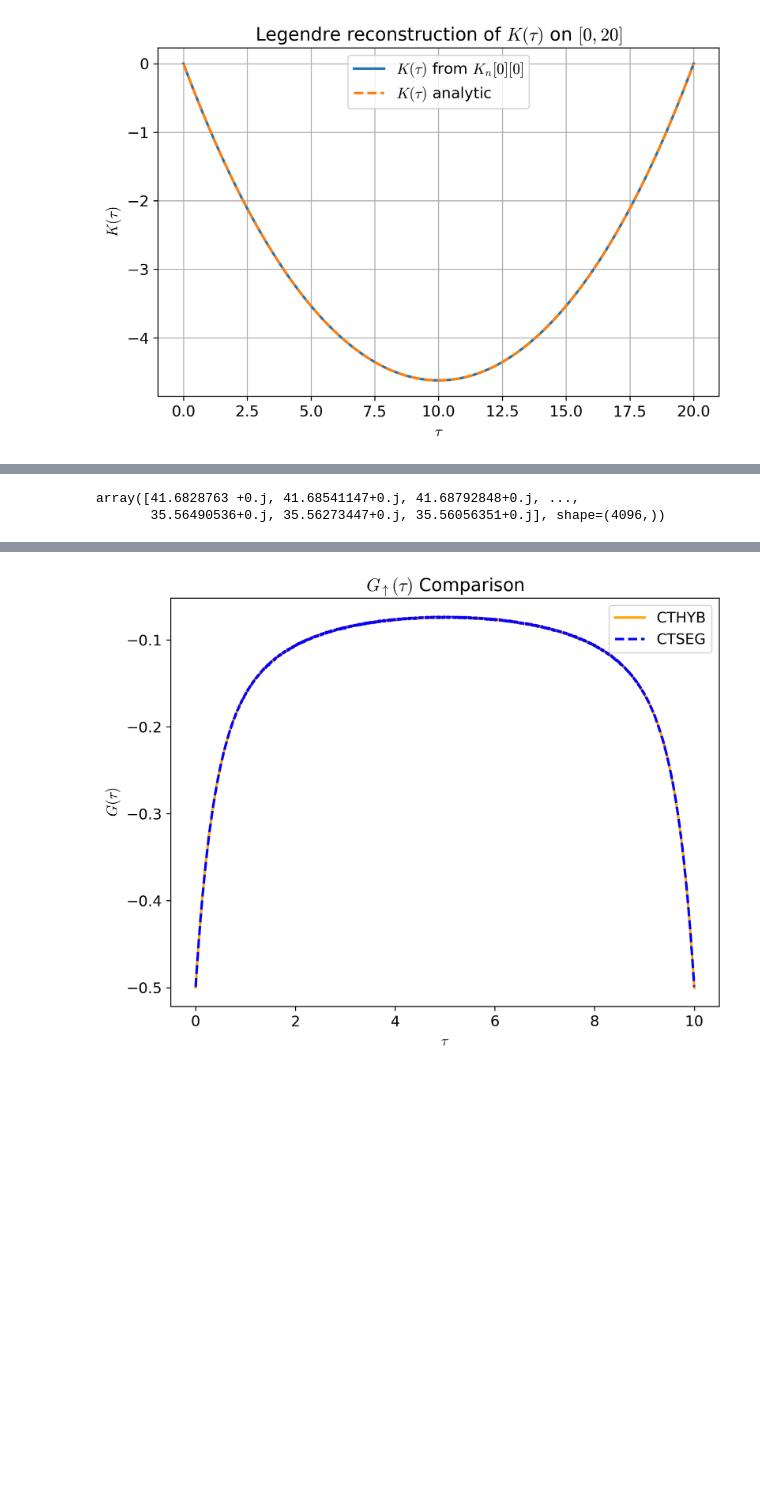
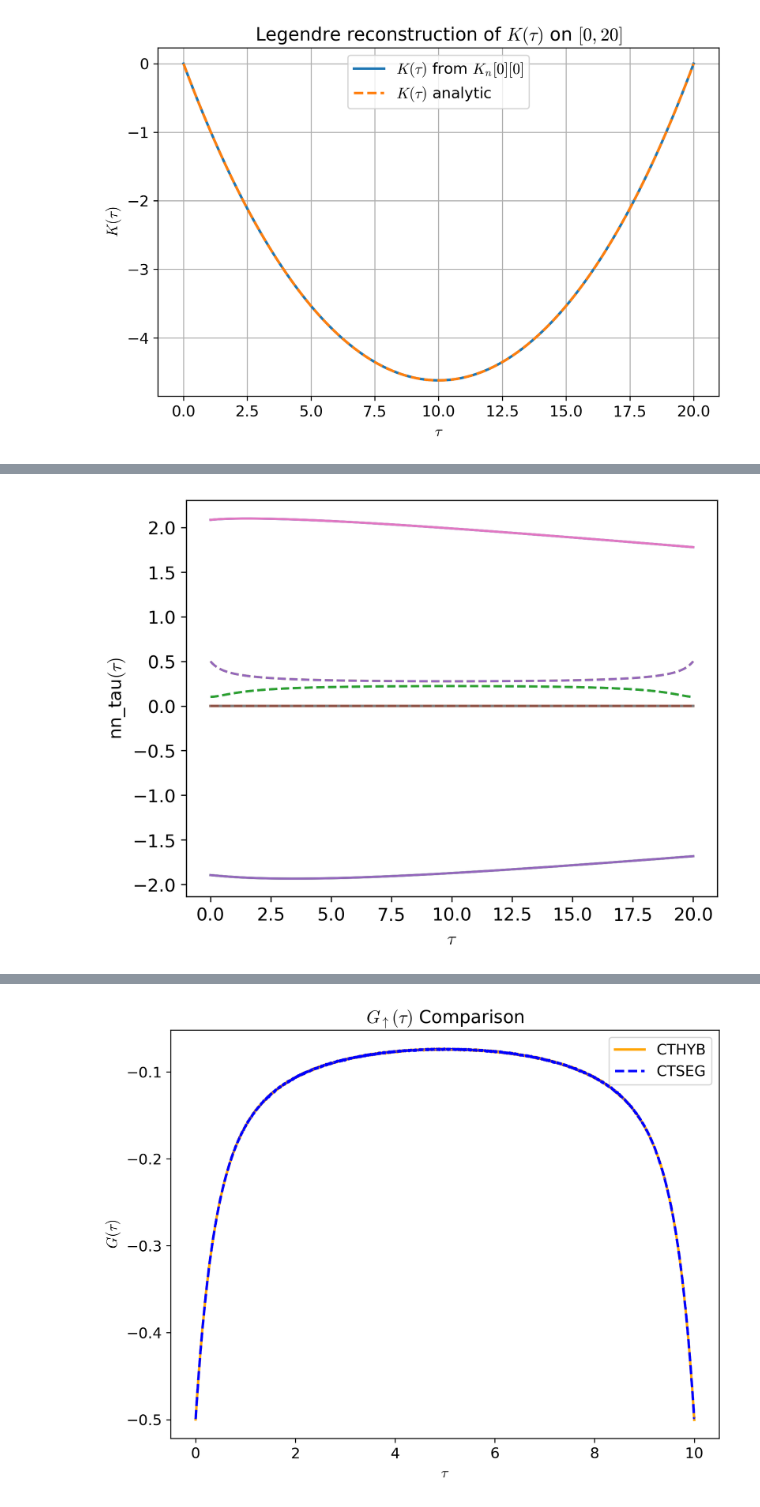
Before and after one commit to andrewkhardy/cthyb, a Jupyter notebook: benchmark/dynamic_int/CTHYB_Benchmarking_Minimal.ipynb, the cells around one changed output, grey strips where cells are left out. Cells and saved outputs as stored; diff of their text form; code cells hidden in the pictures; blank space fills up the shorter version.

```diff
--- a/benchmark/dynamic_int/CTHYB_Benchmarking_Minimal.ipynb
+++ b/benchmark/dynamic_int/CTHYB_Benchmarking_Minimal.ipynb
@@ -83,8 +83,11 @@ plt.show()
-# %%
-Q_tau["up", "up"].data[:,0,0]
-# %% [output]
-array([41.6828763 +0.j, 41.68541147+0.j, 41.68792848+0.j, ...,
-       35.56490536+0.j, 35.56273447+0.j, 35.56056351+0.j], shape=(4096,))
+# %%
+oplot(Q_tau)
+oplot(nn_seg, linestyle = "--")
+legend = plt.legend()
+legend.set_visible(False)
+plt.show()
+# %% [output]
+[figure, added]
 # %%
 SzSz_seg = 0.25 * (nn_seg['up', 'up'].data[:, 0, 0].real
                  + nn_seg['down', 'down'].data[:, 0, 0].real
```
Also changed, not shown: parts of 3 cells of this notebook, 1 other file.
